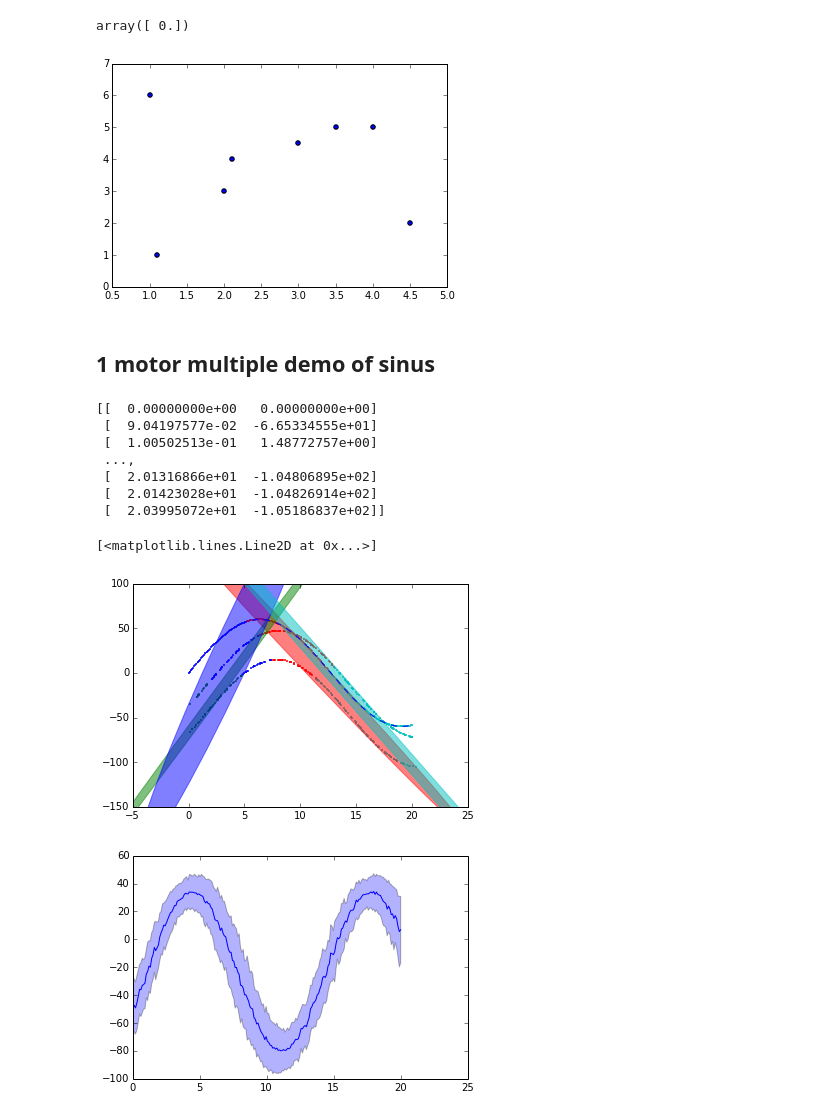
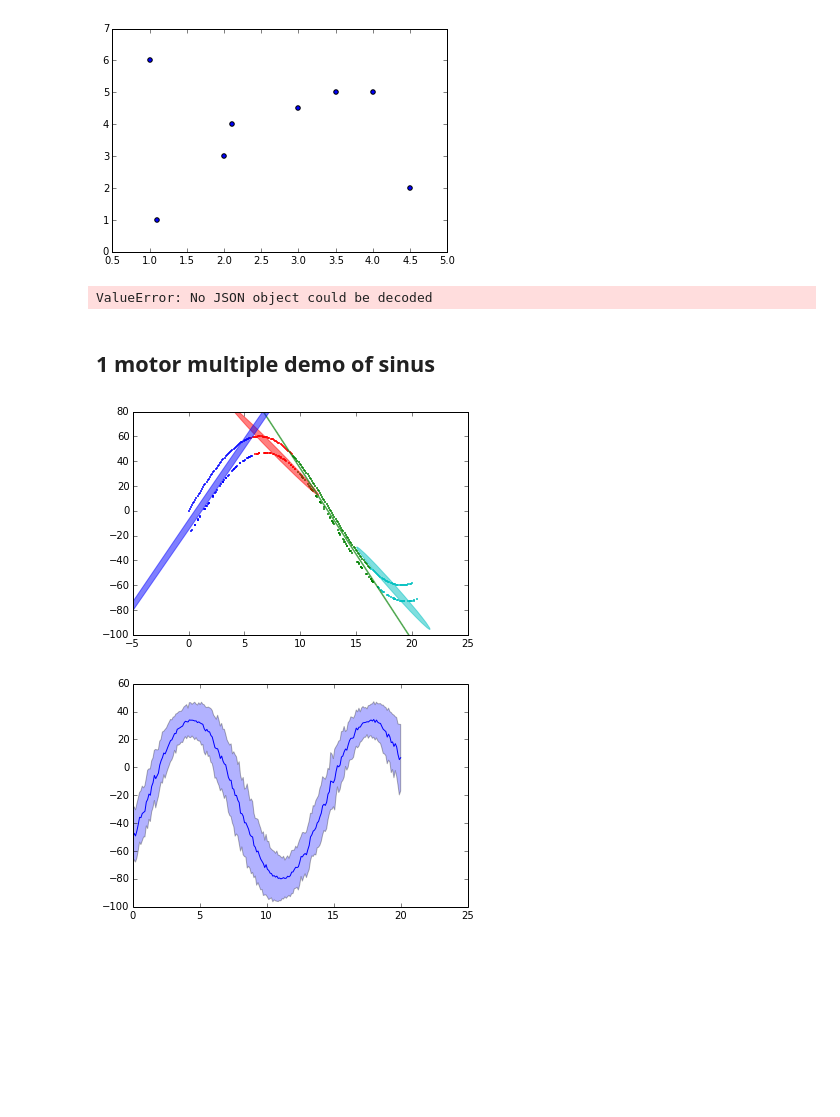
Before and after one commit to show0k/gmm-lbd, a Jupyter notebook: notebooks/generate data.ipynb, the cells around one changed output. Drawn from its saved outputs; the diff is of its cells as text; code cells hidden in the pictures; blank space fills up the shorter version.

Commit message:
add records

```diff
--- a/notebooks/generate data.ipynb
+++ b/notebooks/generate data.ipynb
@@ -134,21 +174,25 @@ t1=[1,2,3,4]
 t2=[1.1,2.1,3.5,4.5]
 x1=[6,3,4.5,5]
 x2=[1,4,5,2]
+x11 =[[0,1],[0,2],[0,3],[1,5]]
 
 datas = Sanitize_records_for_gmm()
 datas.add_record(t1,x1)
 datas.add_record(t2,x2)
 datas.plot()
-X = np.zeros(1)
-X
 # %% [output]
-array([ 0.])
 [figure]
+# %%
+move_filename = open('records/move_m1.record','r')
+datas = Sanitize_records_for_gmm(1)
+datas.add_move(Move.load(move))
+# %% [output]
+ValueError: No JSON object could be decoded
 # %% [markdown]
 ## 1 motor multiple demo of sinus
 # %%
 # number of demos
-ndemo = 2
+ndemo = 1
 
 # number of periods
 nperiod = np.pi/4
@@ -172,44 +216,35 @@ datas = Sanitize_records_for_gmm()
 
 
 def _rand():
     return 2*(np.random.random(1)-1)
 
 t=np.linspace(tmin,tmax,(tmax-tmin)*framerate)
 y = ((pmax-pmin)/2)*np.sin(t*2*np.pi*nperiod/tmax) + (pmax+pmin)/2
 datas.add_record(t,y)
 mot_data = []
 for i in xrange(ndemo):
     noisy_t =np.zeros(len(t))
     for n in range(len(t)):
         noisy_t[n] = t[n]+noise_time*np.random.random()
     y_noisy = (noise_amplitude*_rand())+ ((pmax-pmin)/2)*np.sin((noisy_t*2*np.pi*nperiod/tmax)+noise_phase*_rand()) + (pmax+pmin)/2
     mot_data.append(y_noisy)
     datas.add_record(noisy_t,y_noisy)
 
     #plt.plot(t,y_noisy)
 
 # mot =
 #f, axes = plt.subplots(ndemo, 1)
 
 #for i in range(ndemo):
 #    axes[i].plot(mot_data[i])
 
+#datas.to_array()
 datas.plot_gmm()
-print datas._X
-plt.plot(t,y,'--')
 
 
 #plot_mean_and_sdt(t,np.array(mot_data))
 # %% [output]
-[[  0.00000000e+00   0.00000000e+00]
- [  9.04197577e-02  -6.65334555e+01]
- [  1.00502513e-01   1.48772757e+00]
- ...,
- [  2.01316866e+01  -1.04806895e+02]
- [  2.01423028e+01  -1.04826914e+02]
- [  2.03995072e+01  -1.05186837e+02]]
-[<matplotlib.lines.Line2D at 0x...>]
-[figure, old version]
+[figure, new version]
 # %%
 plot_mean_and_sdt(t,np.array(mot_data))
 # %% [output]
```
Also changed, not shown: parts of 1 cell of this notebook, 6 other files.
